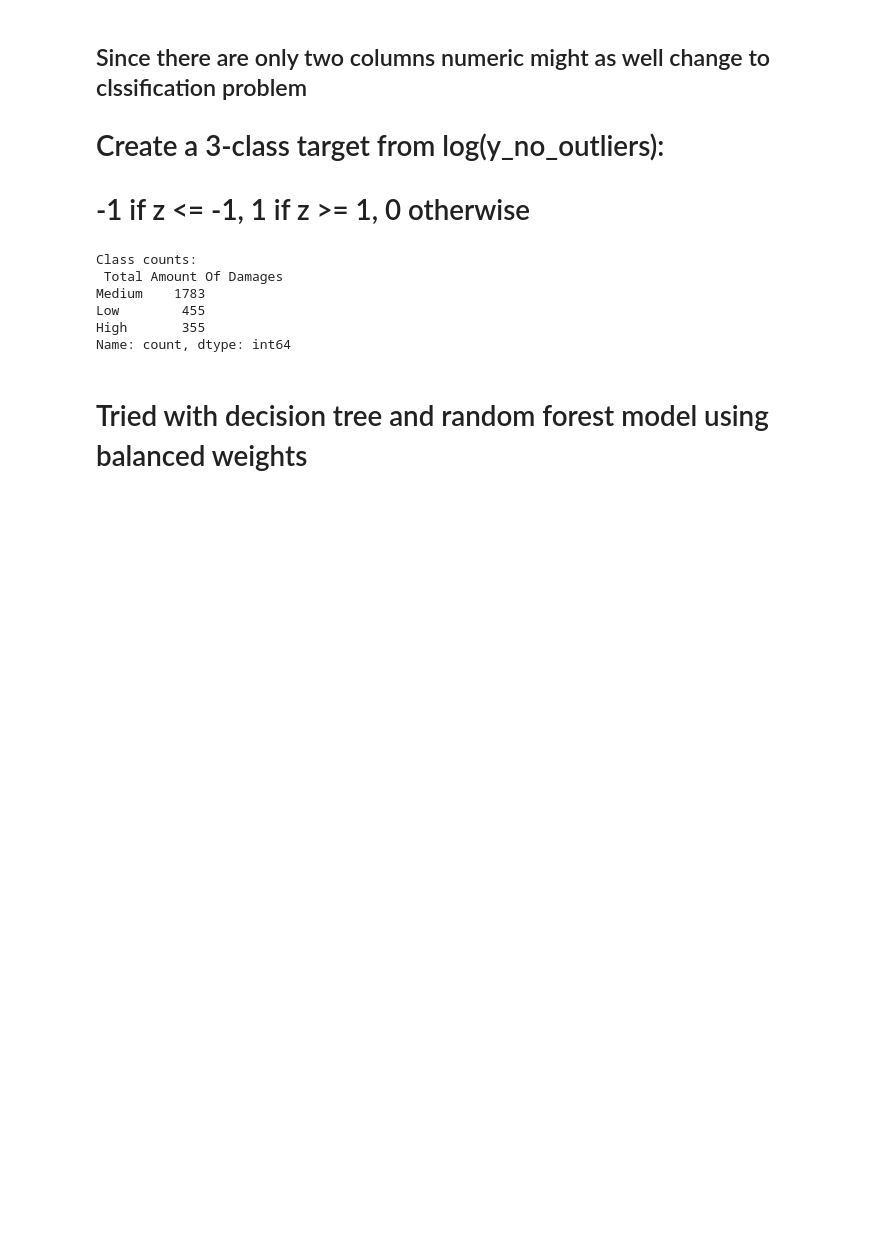
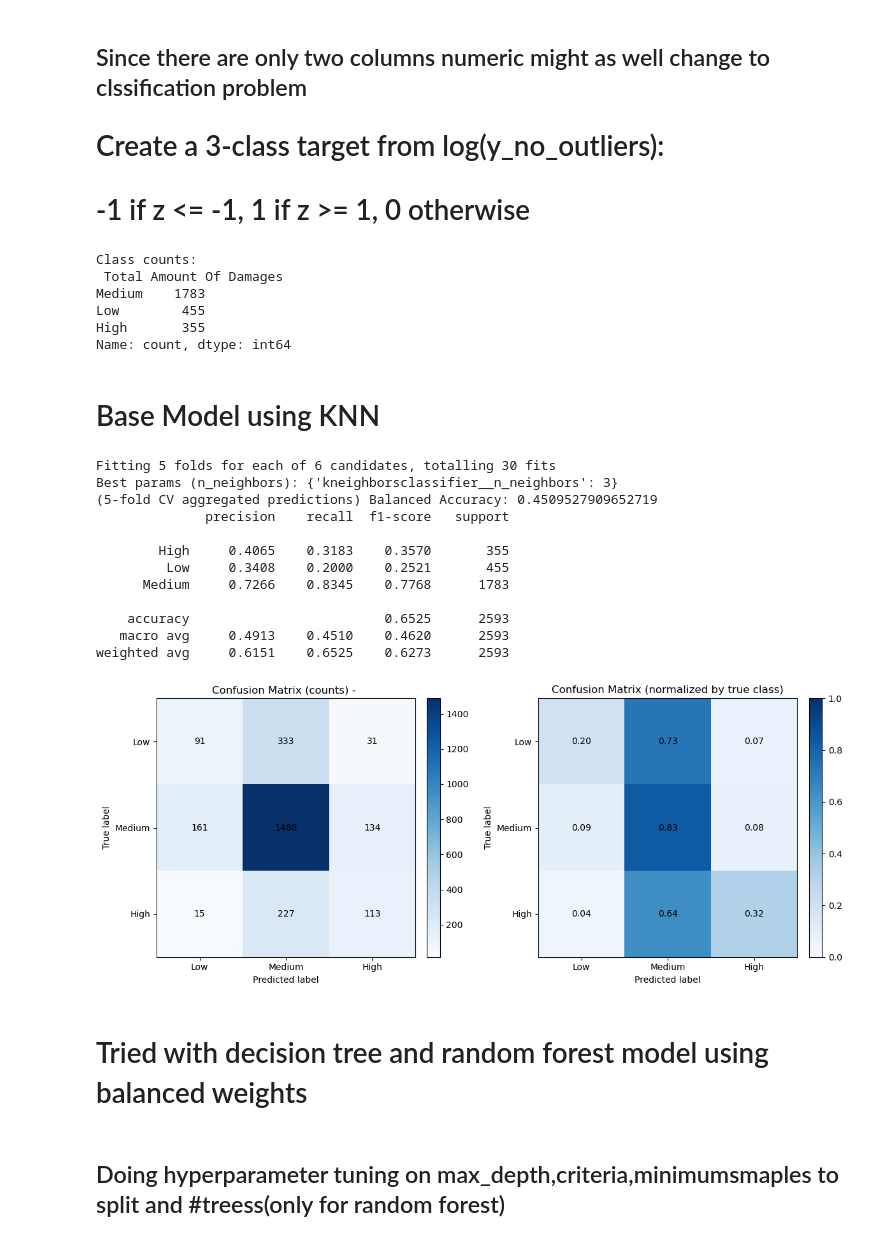
Before and after one commit to yship1002/ChBE-DataScience-Group6, a Jupyter notebook: main.ipynb, the cells around one changed output. Drawn from its saved outputs; the diff is of its cells as text; code cells hidden in the pictures; blank space fills up the shorter version.

```diff
--- a/main.ipynb
+++ b/main.ipynb
@@ -147,5 +194,49 @@ Medium    1783
 Low        455
 High       355
 Name: count, dtype: int64
+# %% [markdown]
+# Base Model using KNN
+# %%
+
+# Prepare features/labels (reuse existing variables)
+X_knn = X_no_outliers.copy().astype(float)
+y_knn = y_transform.loc[X_knn.index]
+
+
+
+# Base pipeline (scaling + KNN)
+knn_pipe = make_pipeline(StandardScaler(), KNeighborsClassifier())
+
+cv = StratifiedKFold(n_splits=5, shuffle=True, random_state=42)
+
+# Hyperparameter tuning on n_neighbors using multiclass ROC-AUC (ovr)
+param_grid = {
+    "kneighborsclassifier__n_neighbors": [3, 5, 7, 9, 11, 15]
+}
+grid = GridSearchCV(knn_pipe, param_grid, cv=cv, scoring='balanced_accuracy', n_jobs=-1, verbose=1)
+grid.fit(X_knn, y_knn)
+print("Best params (n_neighbors):", grid.best_params_)
+best_knn = grid.best_estimator_
+
+# cross-validated aggregated predictions (unbiased)
+y_pred = cross_val_predict(best_knn, X_knn, y_knn, cv=cv, n_jobs=-1)
+
+print(f"(5-fold CV aggregated predictions) Balanced Accuracy:", balanced_accuracy_score(y_knn, y_pred))
+print(classification_report(y_knn, y_pred, digits=4))
+plot_confusion_matrix(y_knn, y_pred)
+# %% [output]
+Fitting 5 folds for each of 6 candidates, totalling 30 fits
+Best params (n_neighbors): {'kneighborsclassifier__n_neighbors': 3}
+(5-fold CV aggregated predictions) Balanced Accuracy: 0.4509527909652719
+              precision    recall  f1-score   support
+
+        High     0.4065    0.3183    0.3570       355
+         Low     0.3408    0.2000    0.2521       455
+      Medium     0.7266    0.8345    0.7768      1783
+
+    accuracy                         0.6525      2593
+   macro avg     0.4913    0.4510    0.4620      2593
+weighted avg     0.6151    0.6525    0.6273      2593
+[figure, added]
 # %% [markdown]
 # Tried with decision tree and random forest model using balanced weights
@@ -191 +243,3 @@ def plot_confusion_matrix(y,y_pred):
+# %% [markdown]
+## Doing hyperparameter tuning on max_depth,criteria,minimumsmaples to split and #treess(only for random forest)
 # %%
```
Also changed, not shown: parts of 6 cells of this notebook.
